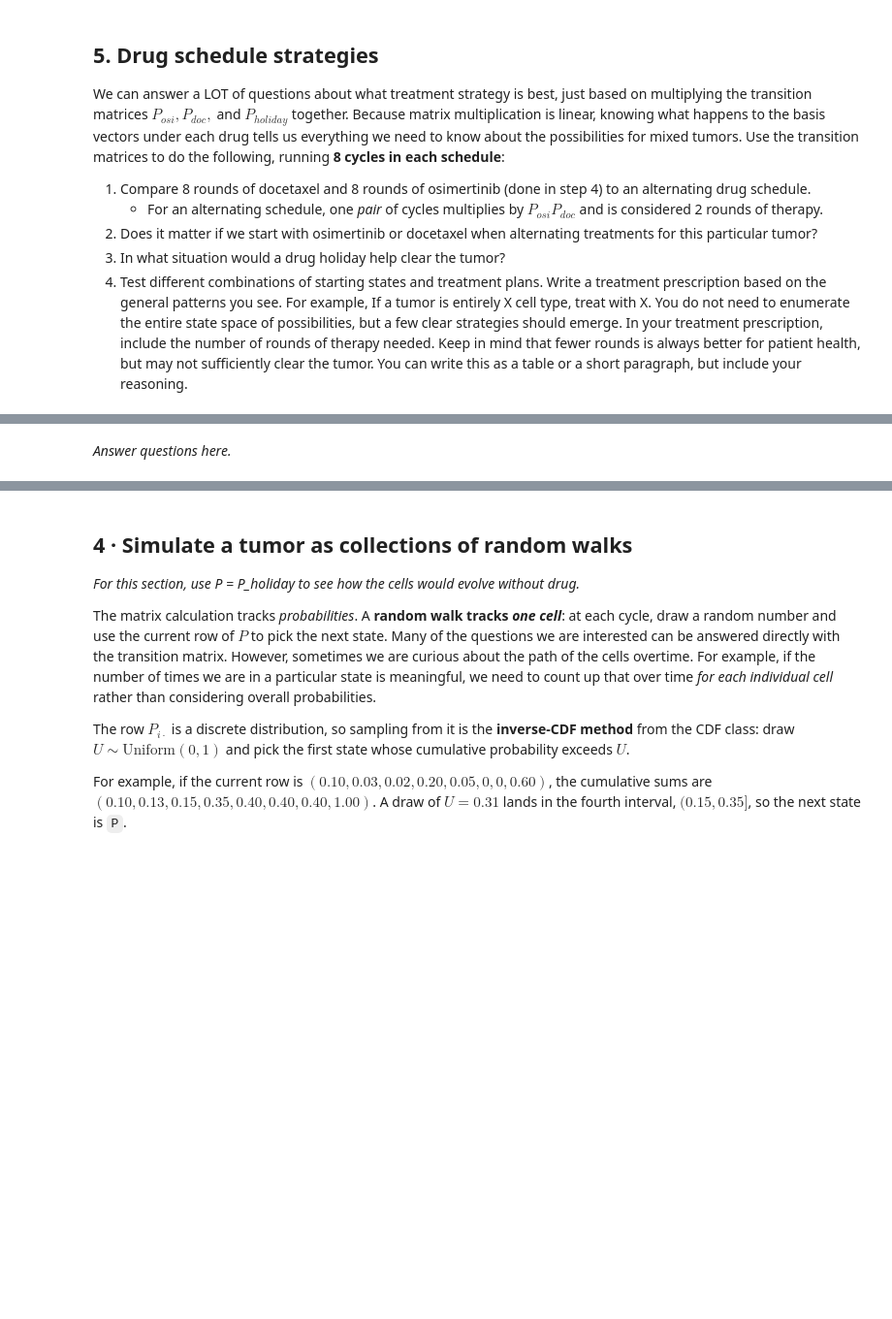
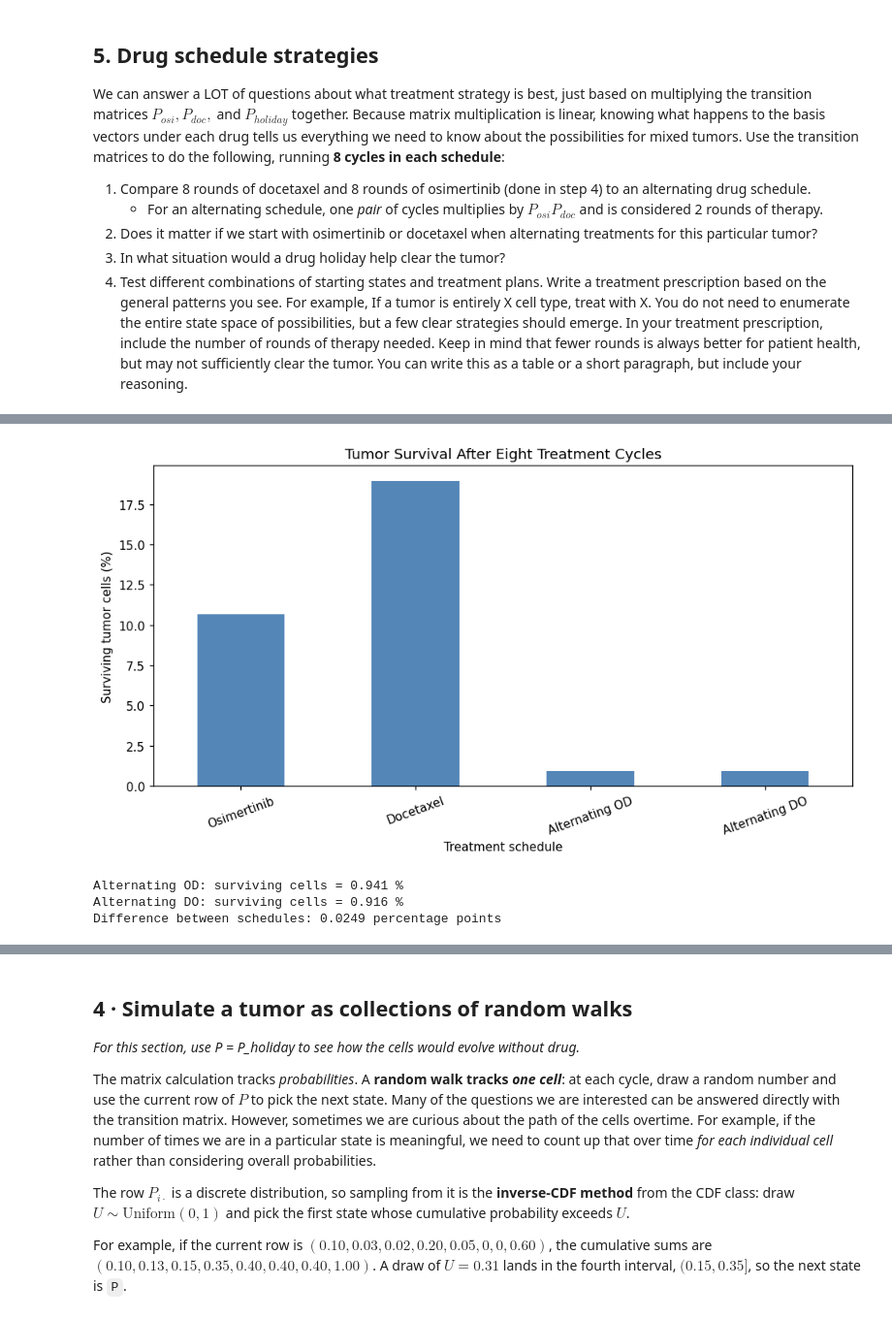
Before and after one commit to nazifar4/uu_markov, a Jupyter notebook: lab_2/Lab09_markov_chain_cells.ipynb, the cells around one changed output, grey strips where cells are left out. Shown at 97% size. Cells and saved outputs as stored; diff of their text form; code cells hidden in the pictures; blank space fills up the shorter version.

Commit message:
lab 2 completed questions

```diff
--- a/lab_2/Lab09_markov_chain_cells.ipynb
+++ b/lab_2/Lab09_markov_chain_cells.ipynb
@@ -285,8 +296,16 @@ Use code as appropriate to answer the following questions.
 ### Starting from a mix of cell types
 Use the distribution of states in timepoint A across all three experiments as a starting vector, $\pi_{0}$. Use this as your starting vector to evolve, and plot the result.
 # %%
-# Your code here
+# Select all cells at timepoint A across all experiments
+time_A = cells[cells["timepoint"] == "A"]
 
-pi_mix = ...   # TODO: set this equal to the starting vector from timepoint A
+# Calculate the proportion of cells in each state
+state_counts = time_A["state"].value_counts()
 
-# evolve pi_mix and plot the results
+pi_mix = state_counts.reindex(STATES, fill_value=0).values
+pi_mix = pi_mix / pi_mix.sum()
+
+# Add zero probability for the cleared state
+pi_mix = np.append(pi_mix, 0)
+
+print(pd.Series(pi_mix, index=OUTCOMES).round(4))
@@ -327,2 +506,35 @@ We can answer a LOT of questions about what treatment strategy is best, just bas
-# %% [markdown]
-*Answer questions here.*
+# %%
+
+# Plot surviving tumor populations under each treatment schedule
+
+alive_results.plot(
+    kind="bar",
+    figsize=(9, 5),
+    color="#5486B8"
+)
+
+plt.ylabel("Surviving tumor cells (%)")
+plt.xlabel("Treatment schedule")
+plt.title("Tumor Survival After Eight Treatment Cycles")
+plt.xticks(rotation=20)
+plt.tight_layout()
+plt.show()
+# %% [output]
+[figure, added]
+# %%
+
+# Compare the two alternating treatment schedules
+
+print("Alternating OD: surviving cells =", round(alive_results["Alternating OD"], 3), "%")
+print("Alternating DO: surviving cells =", round(alive_results["Alternating DO"], 3), "%")
+
+difference = abs(
+    alive_results["Alternating OD"] -
+    alive_results["Alternating DO"]
+)
+
+print("Difference between schedules:", round(difference, 4), "percentage points")
+# %% [output]
+Alternating OD: surviving cells = 0.941 %
+Alternating DO: surviving cells = 0.916 %
+Difference between schedules: 0.0249 percentage points
```
Also changed, not shown: parts of 13 cells of this notebook.
